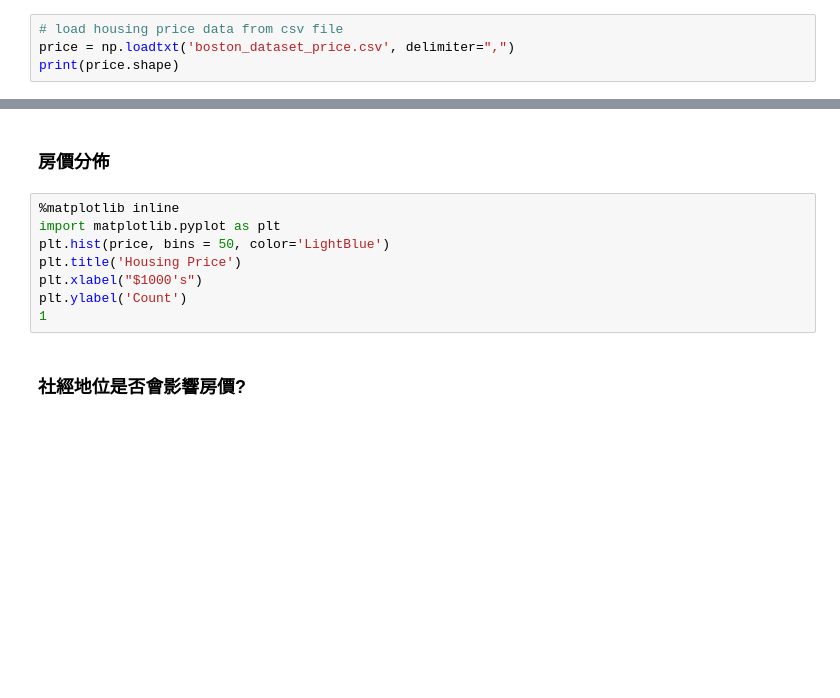
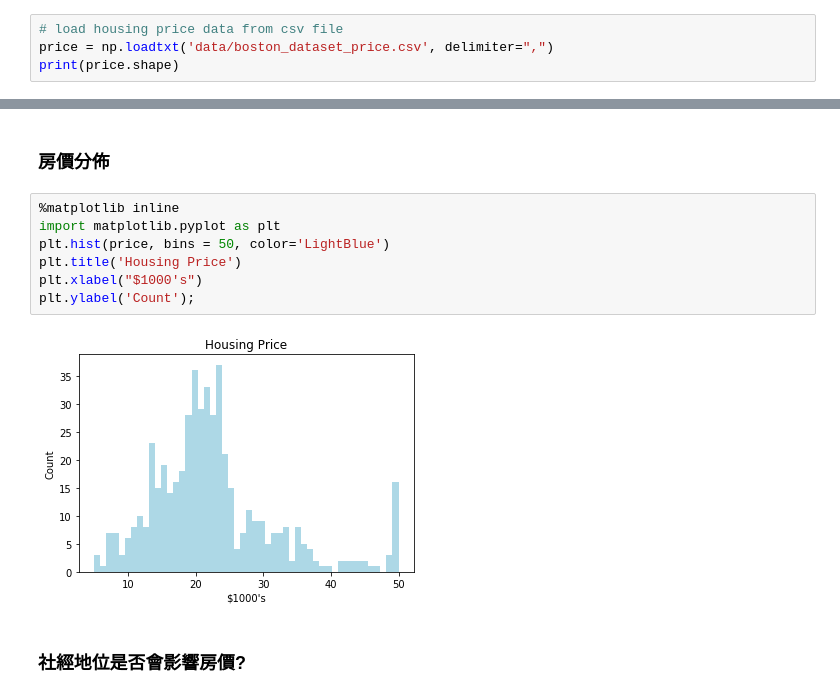
Before and after one commit to alicia-tsai/ccClub, a Jupyter notebook: Labs/NumPy-02.ipynb, the cells around one changed output, grey strips where cells are left out. Drawn from its saved outputs; the diff is of its cells as text; blank space fills up the shorter version.

```diff
--- a/Labs/NumPy Premier/NumPy-02.ipynb
+++ b/Labs/NumPy-02.ipynb
@@ -798,5 +705,5 @@ print(price.shape)
 ### 從csv讀資料
 # %%
 # load housing price data from csv file
-price = np.loadtxt('boston_dataset_price.csv', delimiter=",")
+price = np.loadtxt('data/boston_dataset_price.csv', delimiter=",")
 print(price.shape)
@@ -823,11 +732,12 @@ print('Max of the housing price: $%.2f' %(max_price * 1000))
 # %%
 %matplotlib inline
 import matplotlib.pyplot as plt
 plt.hist(price, bins = 50, color='LightBlue')
 plt.title('Housing Price')
 plt.xlabel("$1000's")
-plt.ylabel('Count')
-1
+plt.ylabel('Count');
+# %% [output]
+[figure, added]
 # %% [markdown]
 ### 社經地位是否會影響房價?
 # %%
```
Also changed, not shown: parts of 28 cells of this notebook, 9 other files.
